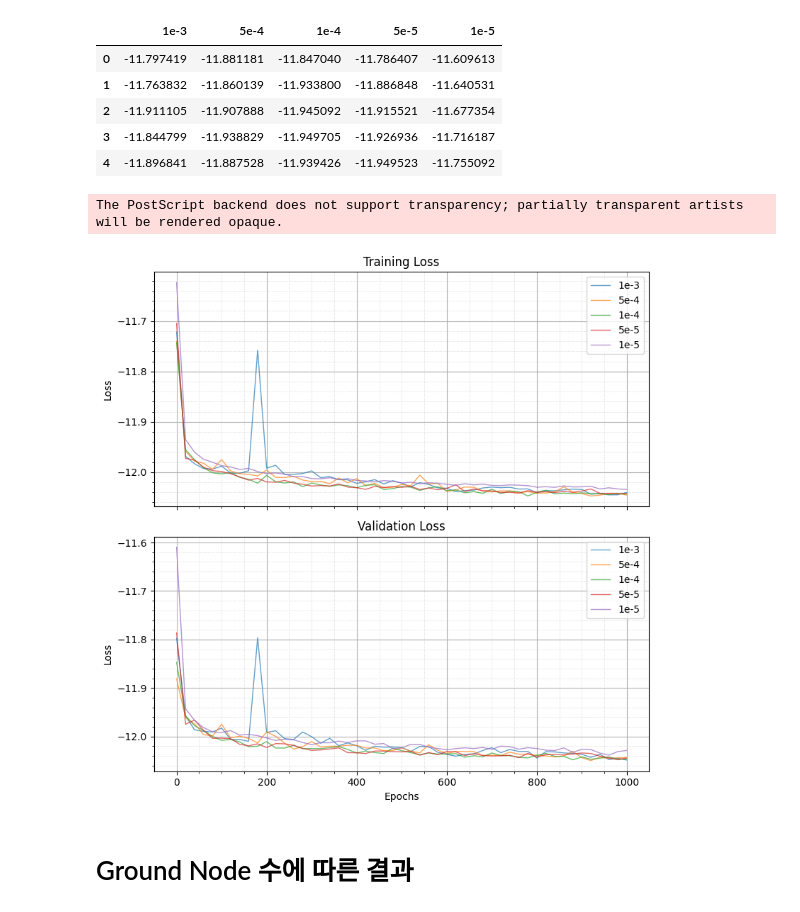
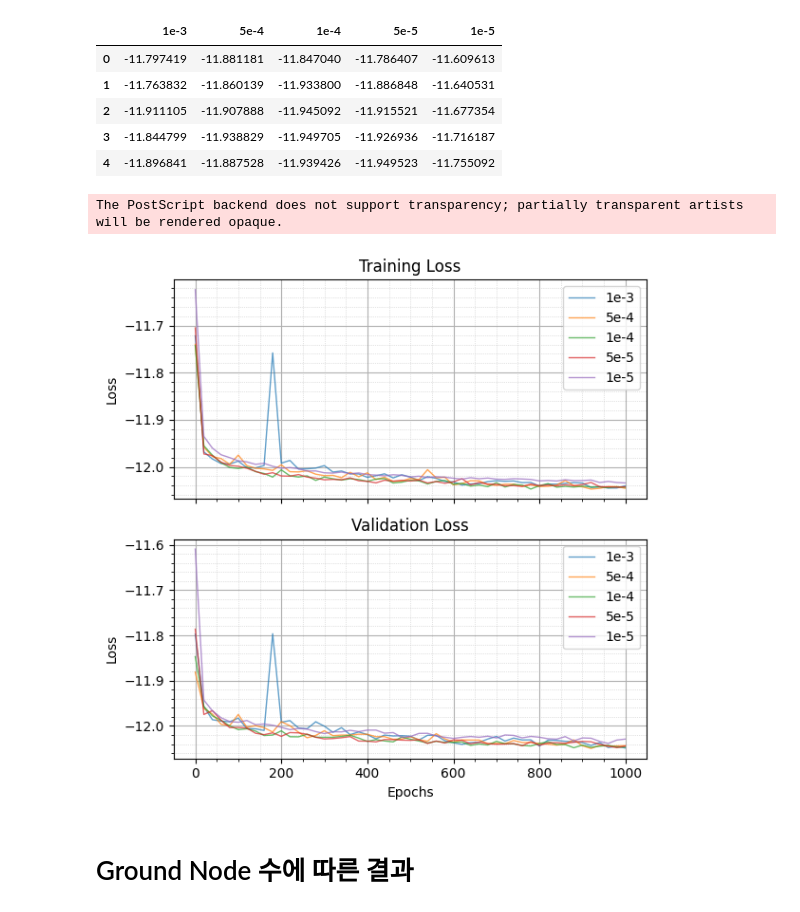
Before and after one commit to Marvic1130/DL-Based-UAV-Positioning-in-Blockage-Aware-Channel-Model, a Jupyter notebook: plot_results.ipynb, the cells around one changed output. Drawn from its saved outputs; the diff is of its cells as text; code cells hidden in the pictures.

```diff
--- a/plot_results.ipynb
+++ b/plot_results.ipynb
@@ -277,40 +277,40 @@ val_data_sub   = subset_with_last(val_data)
 
 
 # === 서브플롯 생성 (위: Training, 아래: Validation) ===
-fig, (ax_train, ax_val) = plt.subplots(2, 1, figsize=(8, 8), sharex=True)
+fig, (ax_train, ax_val) = plt.subplots(2, 1, figsize=(6, 6), sharex=True)
 
 # --- Training Loss 플롯 ---
 for col in train_data_sub.columns:
     ax_train.plot(train_data_sub.index, train_data_sub[col], linewidth=1, label=col, alpha=0.7)
 ax_train.set_title('Training Loss')
 ax_train.set_ylabel('Loss')
 ax_train.grid(True)
 ax_train.minorticks_on()
 ax_train.grid(which='minor', linestyle=':', linewidth=0.5, alpha=0.7)
 ax_train.legend()
 
 # --- Validation Loss 플롯 ---
 for col in val_data_sub.columns:
     ax_val.plot(val_data_sub.index, val_data_sub[col], linewidth=1, label=col, alpha=0.7)
 ax_val.set_title('Validation Loss')
 ax_val.set_xlabel('Epochs')
 ax_val.set_ylabel('Loss')
 ax_val.grid(True)
 ax_val.minorticks_on()
 ax_val.grid(which='minor', linestyle=':', linewidth=0.5, alpha=0.7)
 ax_val.legend()
 
 plt.tight_layout()
 
 plt.savefig('./results/conversion_graph/loss_scaled.pdf', dpi=300)
 plt.savefig('./results/conversion_graph/loss_scaled.svg', dpi=300)
 plt.savefig('./results/conversion_graph/loss_scaled.eps', dpi=300)
 plt.savefig('./results/conversion_graph/loss_scaled.png', dpi=300)
 
 plt.show()
 # %% [output]
 The PostScript backend does not support transparency; partially transparent artists will be rendered opaque.
-[figure, old version]
+[figure, new version]
 # %% [markdown]
 # Ground Node 수에 따른 결과
 # %%
```
Also changed, not shown: 17 other files.
